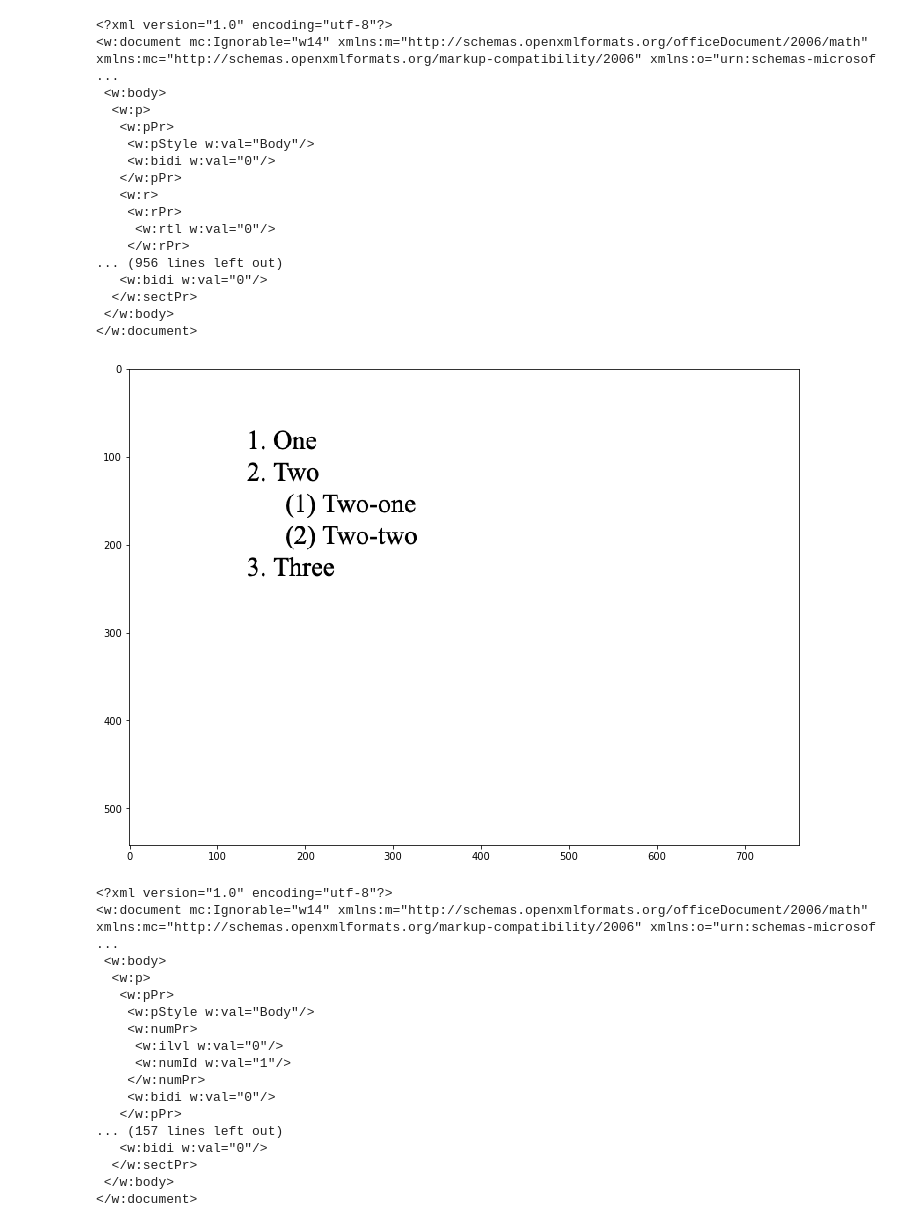
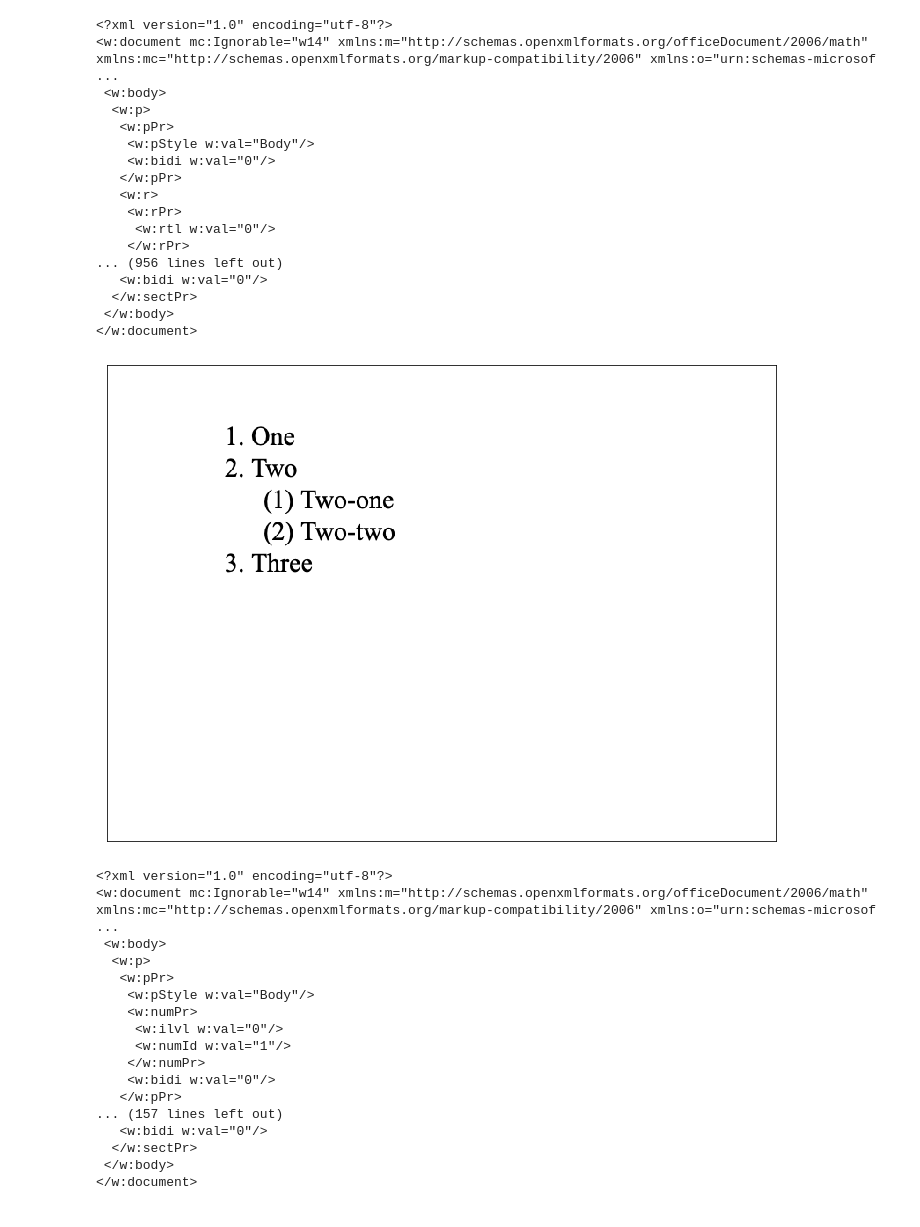
Before and after one commit to NastyBoget/DOCXParser, a Jupyter notebook: docx_reader.ipynb, the cells around one changed output. Saved outputs shown, nothing was run; the diff lists cells and outputs as text; code cells hidden in the pictures.

```diff
--- a/docx_reader.ipynb
+++ b/docx_reader.ipynb
@@ -374,13 +548,10 @@ print(BeautifulSoup(document.read('word/document.xml'), 'xml').prettify())
   </w:sectPr>
  </w:body>
 </w:document>
-# %%
-img = mpimg.imread('example3.png')
-plt.figure(figsize=(12, 12))
-plt.imshow(img)
-plt.show()
-# %% [output]
-[figure, removed]
+# %%
+show_img('example3.png')
+# %% [output]
+[figure, added]
 # %%
 document = zipfile.ZipFile('example3.docx')
 # %%
```
Also changed, not shown: parts of 38 cells of this notebook, 3 other files.
